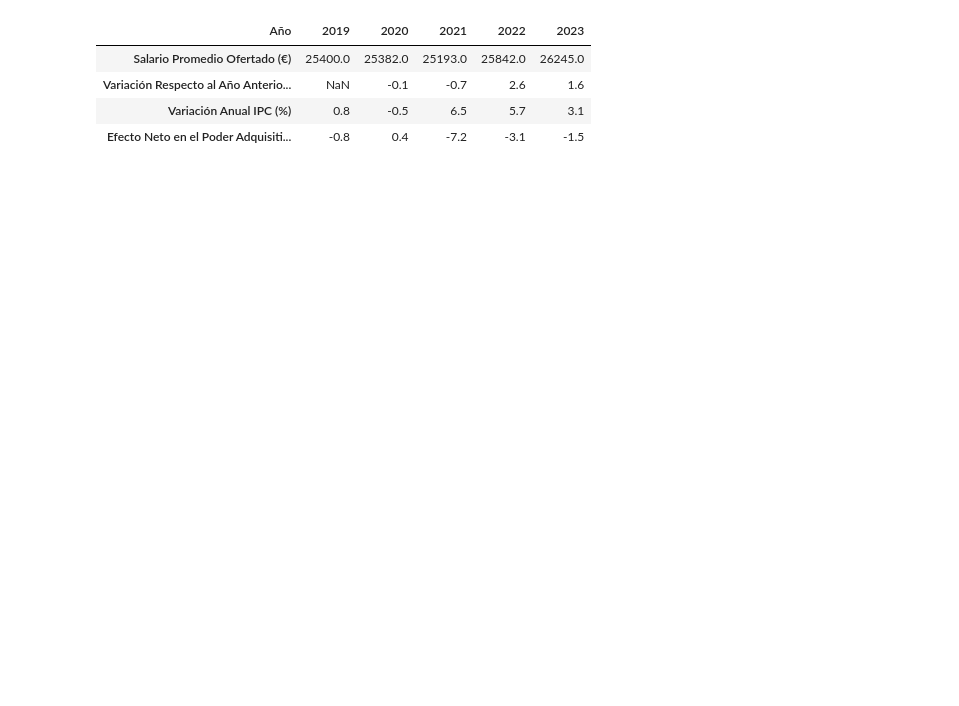
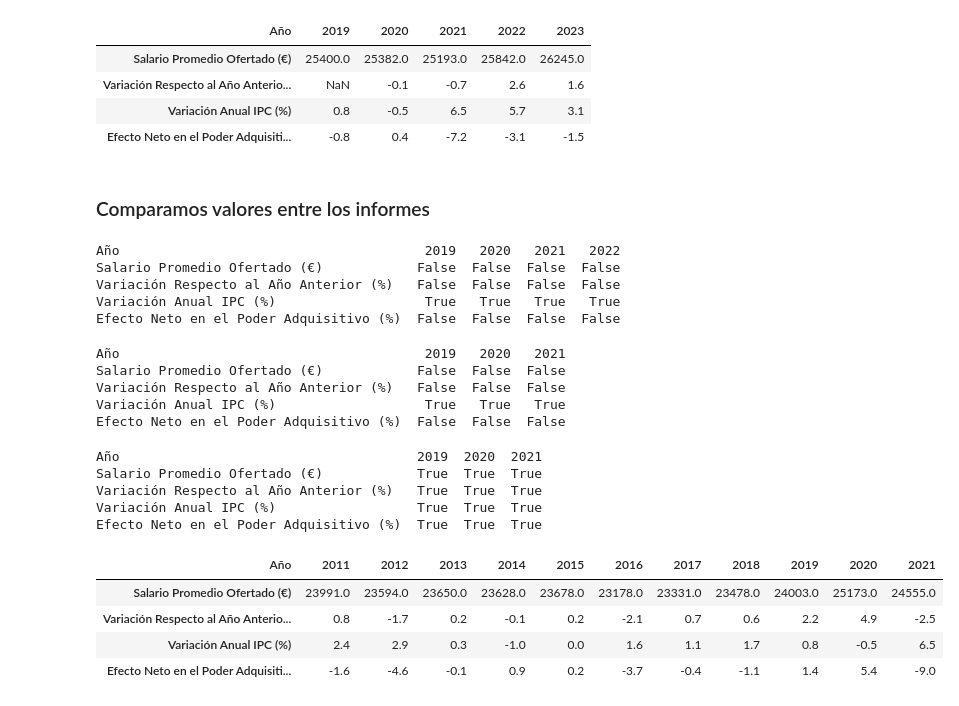
Before and after one commit to adrianbenitezrueda/first-project-data, a Jupyter notebook: main_josemi.ipynb, the cells around one changed output. Drawn from its saved outputs; the diff is of its cells as text; code cells hidden in the pictures; blank space fills up the shorter version.

```diff
--- a/main_josemi.ipynb
+++ b/main_josemi.ipynb
@@ -31,3 +33,56 @@ salarios_ij_2023
 | Variación Respecto al Año Anterio... | NaN | -0.1 | -0.7 | 2.6 | 1.6 |
 | Variación Anual IPC (%) | 0.8 | -0.5 | 6.5 | 5.7 | 3.1 |
 | Efecto Neto en el Poder Adquisiti... | -0.8 | 0.4 | -7.2 | -3.1 | -1.5 |
+# %% [markdown]
+### Comparamos valores entre los informes
+# %%
+# Comparamos columnas de años en los tres informes
+columnas_a_comparar = [2019, 2020, 2021, 2022]
+
+salarios_ij_2022_comparar = salarios_ij_2022[columnas_a_comparar]
+salarios_ij_2023_comparar = salarios_ij_2023[columnas_a_comparar]
+
+comparacion_2022_2023 = salarios_ij_2022_comparar == salarios_ij_2023_comparar
+print(comparacion_2022_2023)
+# %% [output]
+Año                                       2019   2020   2021   2022
+Salario Promedio Ofertado (€)            False  False  False  False
+Variación Respecto al Año Anterior (%)   False  False  False  False
+Variación Anual IPC (%)                   True   True   True   True
+Efecto Neto en el Poder Adquisitivo (%)  False  False  False  False
+# %%
+columnas_a_comparar = [2019, 2020, 2021]
+
+salarios_ij_2021_comparar = salarios_ij_2021[columnas_a_comparar]
+salarios_ij_2023_comparar = salarios_ij_2023[columnas_a_comparar]
+
+comparacion_2021_2023 = salarios_ij_2021_comparar == salarios_ij_2023_comparar
+print(comparacion_2021_2023)
+# %% [output]
+Año                                       2019   2020   2021
+Salario Promedio Ofertado (€)            False  False  False
+Variación Respecto al Año Anterior (%)   False  False  False
+Variación Anual IPC (%)                   True   True   True
+Efecto Neto en el Poder Adquisitivo (%)  False  False  False
+# %%
+columnas_a_comparar = [2019, 2020, 2021]
+
+salarios_ij_2021_comparar = salarios_ij_2021[columnas_a_comparar]
+salarios_ij_2022_comparar = salarios_ij_2022[columnas_a_comparar]
+
+comparacion_2021_2022 = salarios_ij_2021_comparar == salarios_ij_2022_comparar
+print(comparacion_2021_2022)
+# %% [output]
+Año                                      2019  2020  2021
+Salario Promedio Ofertado (€)            True  True  True
+Variación Respecto al Año Anterior (%)   True  True  True
+Variación Anual IPC (%)                  True  True  True
+Efecto Neto en el Poder Adquisitivo (%)  True  True  True
+# %%
+salarios_ij_2021
+# %% [output]
+| Año | 2011 | 2012 | 2013 | 2014 | 2015 | 2016 | 2017 | 2018 | 2019 | 2020 | 2021 |
+| Salario Promedio Ofertado (€) | 23991.0 | 23594.0 | 23650.0 | 23628.0 | 23678.0 | 23178.0 | 23331.0 | 23478.0 | 24003.0 | 25173.0 | 24555.0 |
+| Variación Respecto al Año Anterio... | 0.8 | -1.7 | 0.2 | -0.1 | 0.2 | -2.1 | 0.7 | 0.6 | 2.2 | 4.9 | -2.5 |
+| Variación Anual IPC (%) | 2.4 | 2.9 | 0.3 | -1.0 | 0.0 | 1.6 | 1.1 | 1.7 | 0.8 | -0.5 | 6.5 |
+| Efecto Neto en el Poder Adquisiti... | -1.6 | -4.6 | -0.1 | 0.9 | 0.2 | -3.7 | -0.4 | -1.1 | 1.4 | 5.4 | -9.0 |
```
Also changed, not shown: parts of 7 cells of this notebook, 4 other files.
